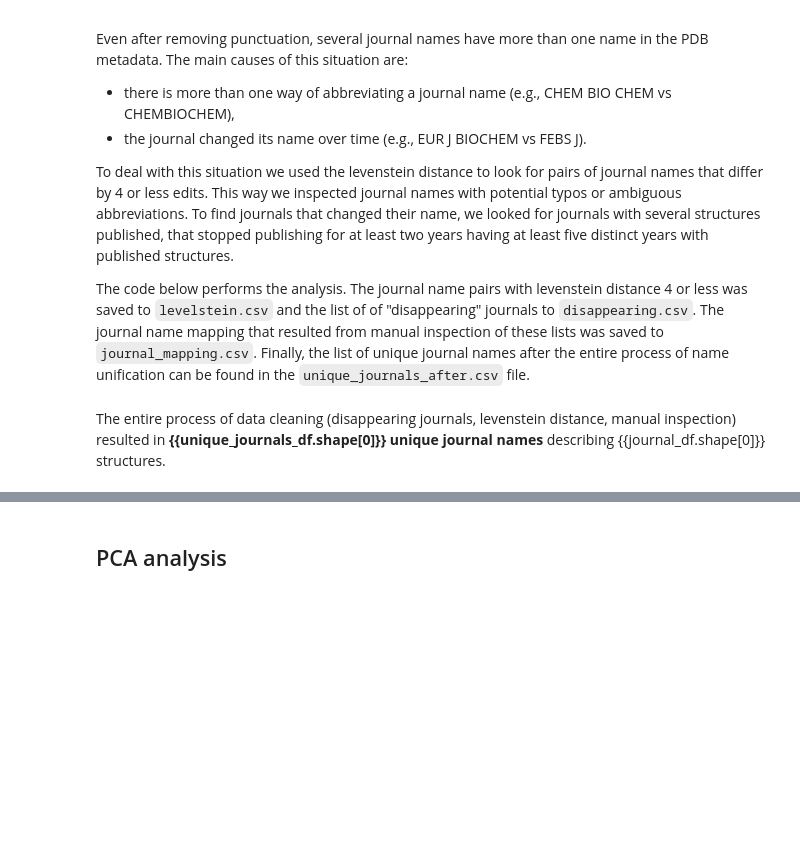
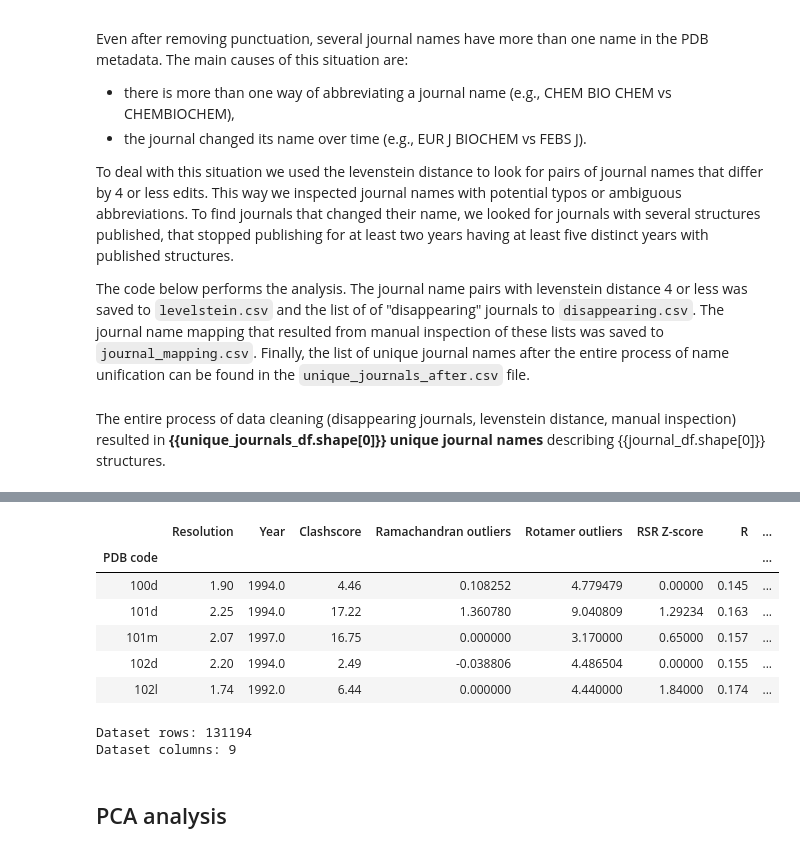
Before and after one commit to dabrze/pdb_structure_quality, a Jupyter notebook: PDB analysis.ipynb, the cells around one changed output, grey strips where cells are left out. Cells and saved outputs as stored; diff of their text form; code cells hidden in the pictures; blank space fills up the shorter version.

```diff
--- a/PDB analysis.ipynb
+++ b/PDB analysis.ipynb
@@ -395,3 +439,15 @@ print(quality_imputed_df.shape)
+# %%
+describe(quality_imputed_df)
+# %% [output]
+|  | Resolution | Year | Clashscore | Ramachandran outliers | Rotamer outliers | RSR Z-score | R | ... |
+| PDB code |  |  |  |  |  |  |  | ... |
+| 100d | 1.90 | 1994.0 | 4.46 | 0.108252 | 4.779479 | 0.00000 | 0.145 | ... |
+| 101d | 2.25 | 1994.0 | 17.22 | 1.360780 | 9.040809 | 1.29234 | 0.163 | ... |
+| 101m | 2.07 | 1997.0 | 16.75 | 0.000000 | 3.170000 | 0.65000 | 0.157 | ... |
+| 102d | 2.20 | 1994.0 | 2.49 | -0.038806 | 4.486504 | 0.00000 | 0.155 | ... |
+| 102l | 1.74 | 1992.0 | 6.44 | 0.000000 | 4.440000 | 1.84000 | 0.174 | ... |
+Dataset rows: 131194
+Dataset columns: 9
 # %% [markdown]
 ## PCA analysis
 # %% [markdown]
```
Also changed, not shown: parts of 14 cells of this notebook.
